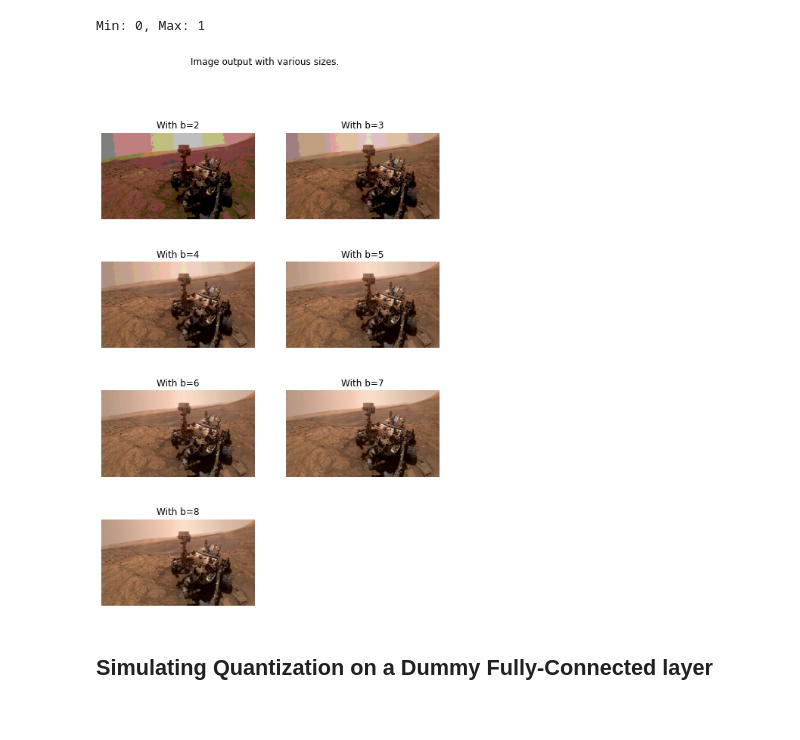
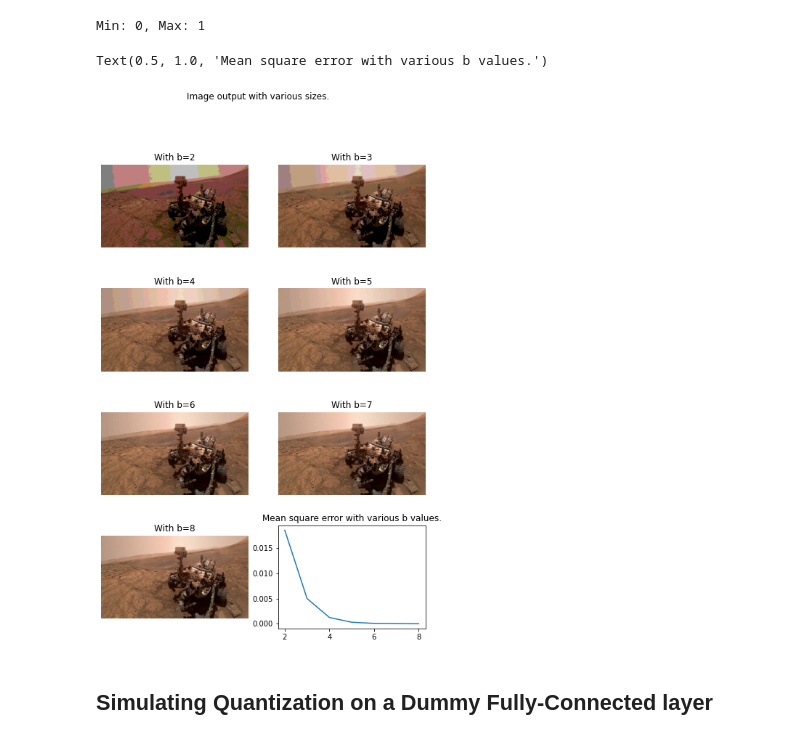
Before and after one commit to vsound1/book, a Jupyter notebook: codelabs/Chapter-02-Compression-Techniques/Data-Quantization.ipynb, the cells around one changed output. Cells and saved outputs as stored; diff of their text form; code cells hidden in the pictures.

Commit message:
Add mean square error plot.

```diff
--- a/codelabs/Chapter-02-Compression-Techniques/Data-Quantization.ipynb
+++ b/codelabs/Chapter-02-Compression-Techniques/Data-Quantization.ipynb
@@ -215,21 +215,33 @@ print('Min: %d, Max: %d' % (img_min, img_max))
 Min: 0, Max: 1
 # %%
 def simulate_transmission(img, b, input_plt):
+  """Quantizes and dequantizes images and returns the size."""
   transmitted_image = quantize(img, 0.0, 1.0, b)
   decoded_image = dequantize(transmitted_image, 0.0, 1.0, b)
   input_plt.axis('off')
-  input_plt.set_title("With b=" + str(b))
+  input_plt.set_title('With b=' + str(b))
   input_plt.imshow(decoded_image)
+
+  # Compute the error caused by quantization
+  error = np.square(img - decoded_image)
+  mse = np.mean(error)
+
+  return mse
 # %%
 fig, axs = plt.subplots(4, 2, figsize=(8,12))
 fig.suptitle('Image output with various sizes.')
+b_mse=[]
 for i in range(0, 7):
-  simulate_transmission(img, i+2, axs[int(i/2)][i%2])
+  mse = simulate_transmission(img, i+2, axs[int(i/2)][i%2])
+  b_mse.append((i+2, mse))
 
-# We only have 7 images, clear the 8th one.
-axs[3][1].remove()
+#print(b_mse)
+# We only have 7 images, Use the 8th one to print MSE.
+axs[3][1].plot([x[0] for x in b_mse], [x[1] for x in b_mse])
+axs[3][1].set_title('Mean square error with various b values.')
 # %% [output]
+Text(0.5, 1.0, 'Mean square error with various b values.')
-[figure, old version]
+[figure, new version]
 # %% [markdown]
 ## Simulating Quantization on a Dummy Fully-Connected layer
 # %%
```
Also changed, not shown: parts of 1 cell of this notebook.
